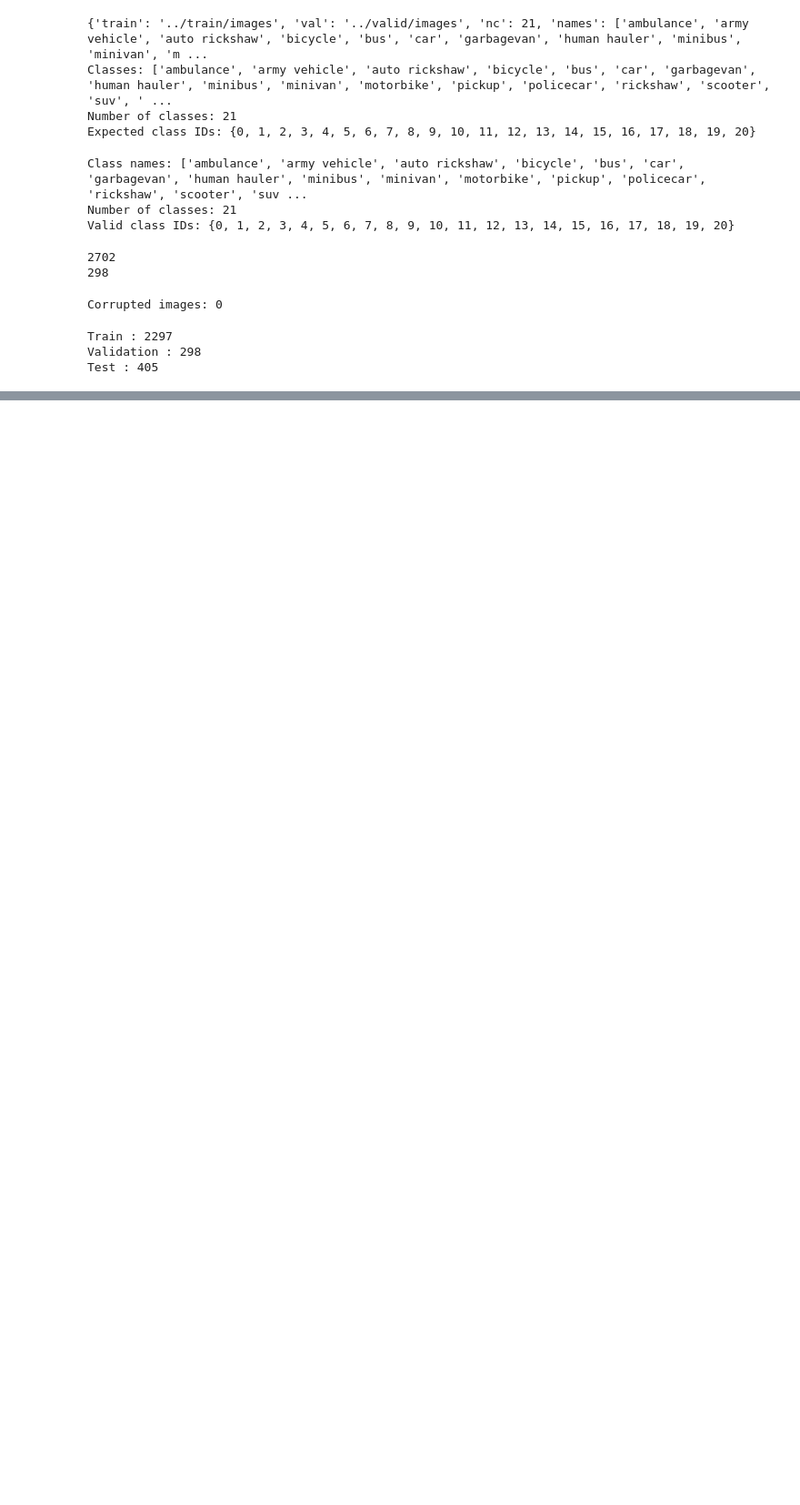
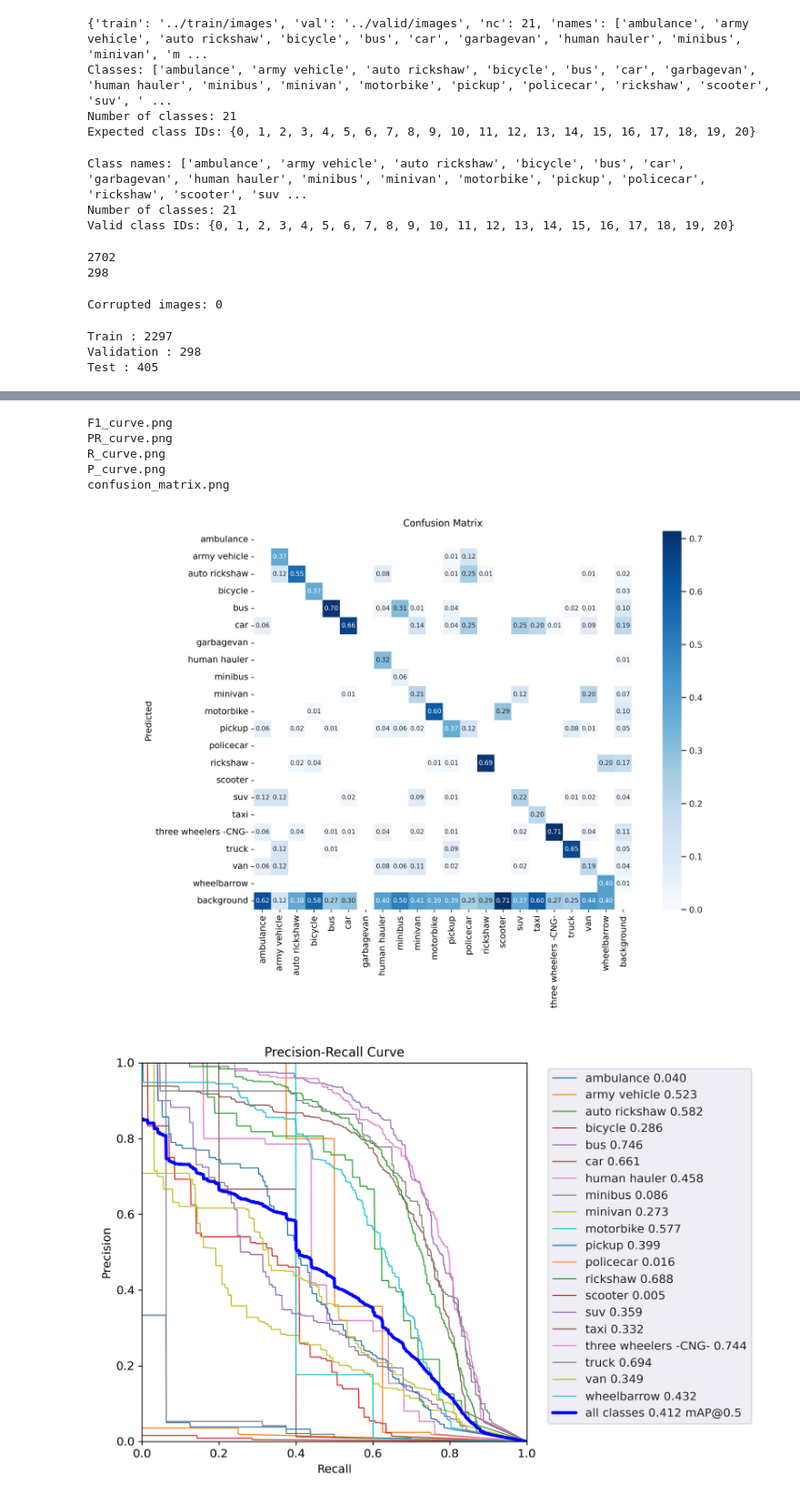
Before and after one commit to ishaklaa/Vehix-AI, a Jupyter notebook: notebooks/roadvision_yolov9.ipynb, the cells around one changed output, grey strips where cells are left out. Shown at 91% size. Cells and saved outputs as stored; diff of their text form; code cells hidden in the pictures; blank space fills up the shorter version.

```diff
--- a/notebooks/roadvision_yolov9.ipynb
+++ b/notebooks/roadvision_yolov9.ipynb
@@ -383,0 +735,21 @@ Validation / Test : 0
+# %%
+import os
+
+results_dir = "runs/val/exp2"
+
+for file in os.listdir(results_dir):
+    print(file)
+# %% [output]
+F1_curve.png
+PR_curve.png
+R_curve.png
+P_curve.png
+confusion_matrix.png
+# %%
+from IPython.display import display, Image
+
+display(Image(filename="runs/val/exp2/confusion_matrix.png"))
+display(Image(filename="runs/val/exp2/PR_curve.png"))
+# %% [output]
+[figure, added]
+[figure, added]
```
Also changed, not shown: parts of 41 cells of this notebook, 2 other files.
